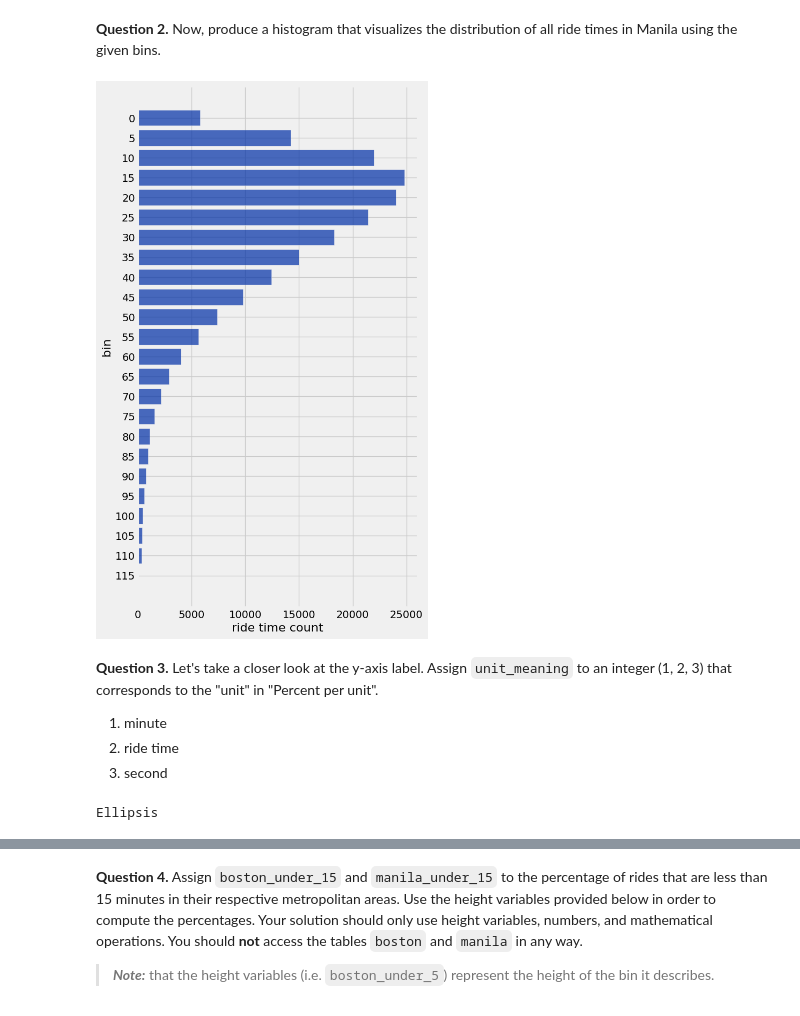
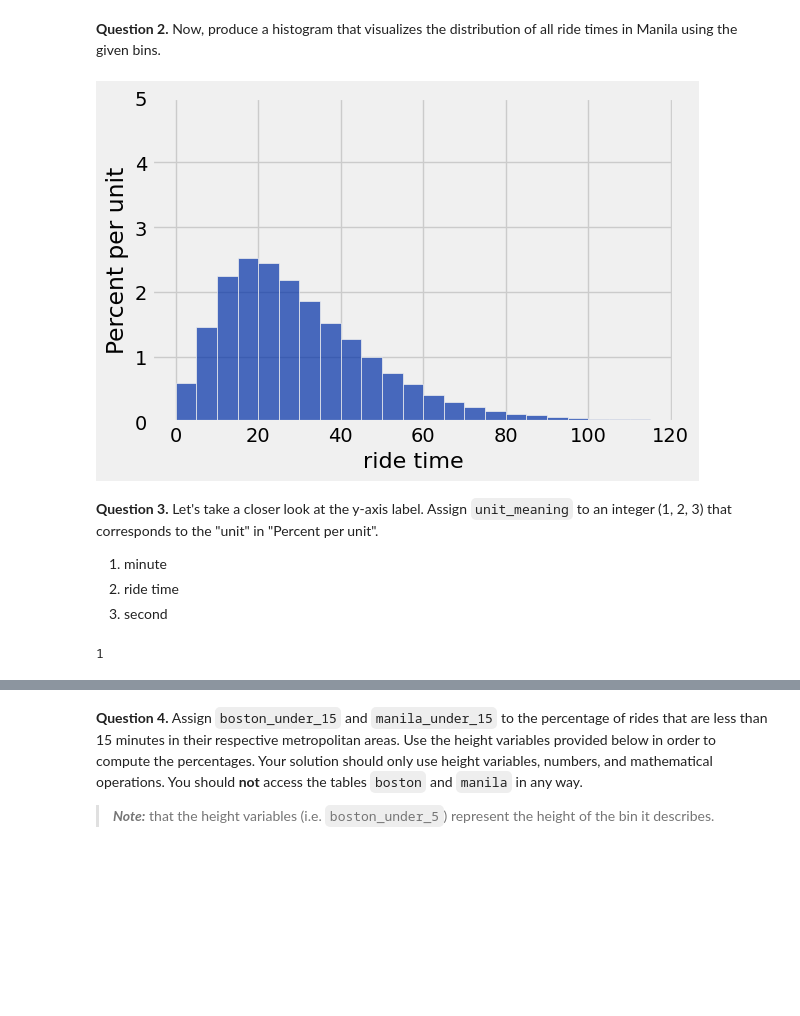
Before and after one commit to kwagoner1/DATA_FALL, a Jupyter notebook: hw03/hw03.ipynb, the cells around one changed output, grey strips where cells are left out. Cells and saved outputs as stored; diff of their text form; code cells hidden in the pictures; blank space fills up the shorter version.

```diff
--- a/hw03/hw03.ipynb
+++ b/hw03/hw03.ipynb
@@ -352,12 +366,12 @@ Rides.barh('bin')
 **Question 2.** Now, produce a histogram that visualizes the distribution of all ride times in Manila using the given bins.
 # %%
 equal_bins = np.arange(0, 120, 5)
-mRides = manila.bin('ride time',bins = equal_bins)
-mRides.barh('bin')
+mRides = manila.hist('ride time',bins = equal_bins)
+mRides
 # Don't delete the following line!
-# plt.ylim(0, 0.05);
+plt.ylim(0, 0.05);
 # %% [output]
-[figure, old version]
+[figure, new version]
 # %% [markdown]
 <!-- END QUESTION -->
 
@@ -367,10 +381,10 @@ mRides.barh('bin')
 2. ride time
 3. second
 # %%
-unit_meaning = ...
+unit_meaning = 1
 unit_meaning
 # %% [output]
-Ellipsis
+1
 # %%
 grader.check("q3_3")
 # %% [output]
```
Also changed, not shown: parts of 17 cells of this notebook, 4 other files.
